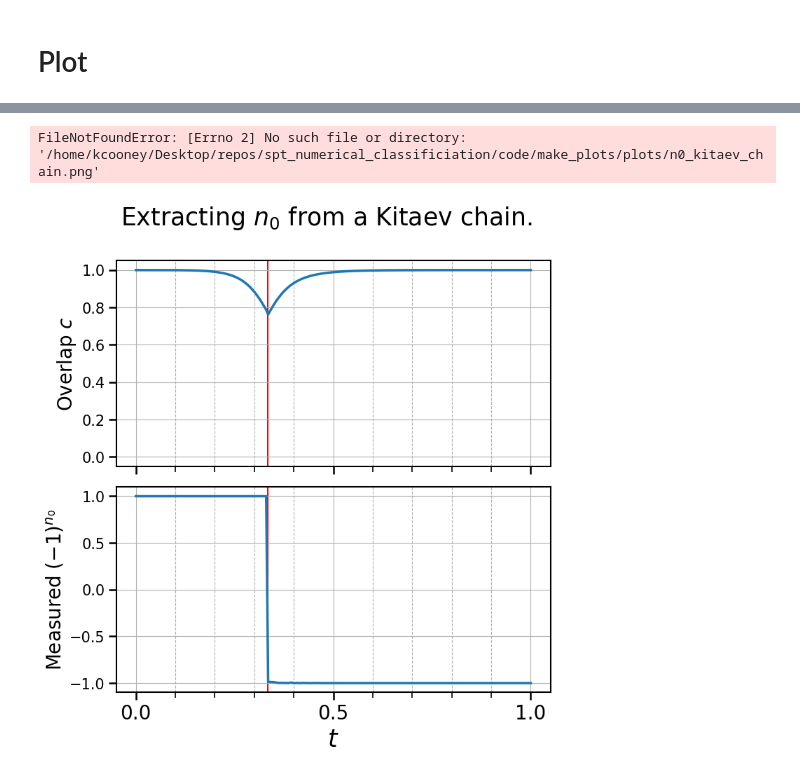
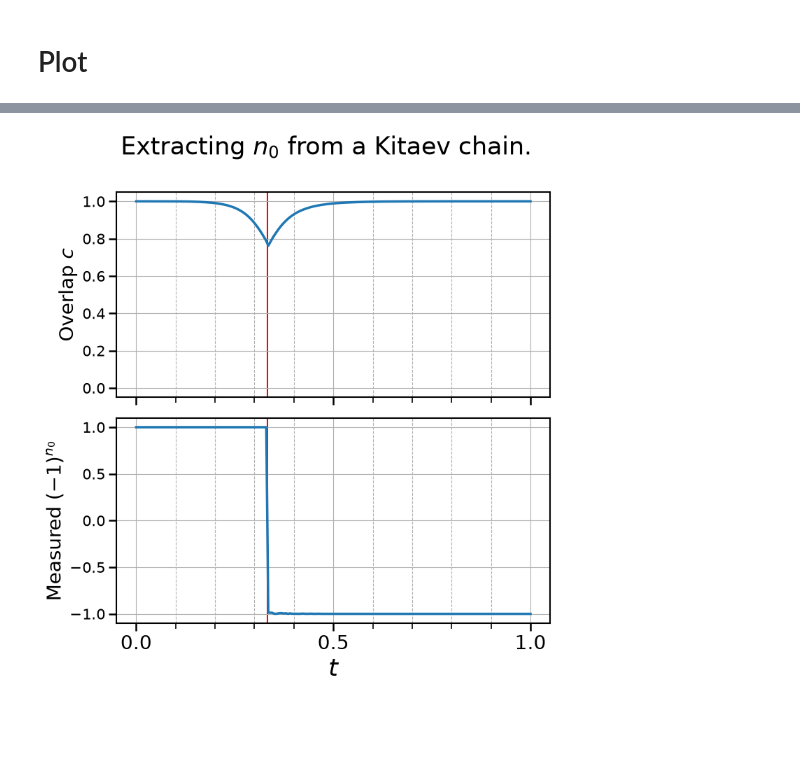
Before and after one commit to kieran-cooney/spt_numerical_classificiation, a Jupyter notebook: code/make_plots/kitaev_chain_defect_operators.ipynb, the cells around one changed output, grey strips where cells are left out. Saved outputs shown, nothing was run; the diff lists cells and outputs as text; code cells hidden in the pictures; blank space fills up the shorter version.

Commit message:
Updated Kitaev chain plots

```diff
--- a/code/make_plots/kitaev_chain_defect_operators.ipynb
+++ b/code/make_plots/kitaev_chain_defect_operators.ipynb
@@ -32,6 +32,8 @@ symmetry_labels = [
 ]
 # %%
 line_color='tab:blue'
+# %%
+parameters = np.linspace(0, 1, 201)
 # %%
 figure_label_fontsize=25
 y_tick_label_fontsize=15
@@ -56,15 +58,15 @@ fig, ax_grid = plt.subplots(
 )
 
 ax_grid[0].plot(
-    data[:, 0],
-    data[:, 3],
+    parameters,
+    data[:, 2],
     color=line_color,
     linewidth=phase_linewidth
 )
 
 ax_grid[1].plot(
-    data[:, 0],
-    data[:, 2],
+    parameters,
+    data[:, 1],
     color=line_color,
     linewidth=phase_linewidth
 )
@@ -117,32 +119,31 @@ for ax in ax_grid:
     ax.tick_params(
         axis='x',
         which='major',
         labelsize=x_tick_label_fontsize
     )
 
     ax.tick_params(
         axis='y',
         which='major',
         labelsize=y_tick_label_fontsize
     )
 
     ax.vlines(1/3, ymin=-5, ymax=5, color='red', zorder=-100)
 
 ax_grid[0].set_xticklabels([])
 
 ax_grid[1].set_xlabel('$t$', fontsize=x_label_fontsize)
 
 ax_grid[0].set_ylabel(r'Overlap $c$', fontsize=y_label_fontsize)
 ax_grid[1].set_ylabel(r'Measured $(-1)^{n_0}$', fontsize=y_label_fontsize)
 
 
 fig.subplots_adjust(wspace=0.05, hspace=0.1)
 
 fig.savefig(
     r'plots/n0_kitaev_chain.png',
     dpi=200,
     bbox_inches='tight'
 )
 # %% [output]
-FileNotFoundError: [Errno 2] No such file or directory: '/home/kcooney/Desktop/repos/spt_numerical_classificiation/code/make_plots/plots/n0_kitaev_chain.png'
-[figure, old version]
+[figure, new version]
```
Also changed, not shown: parts of 1 cell of this notebook.
